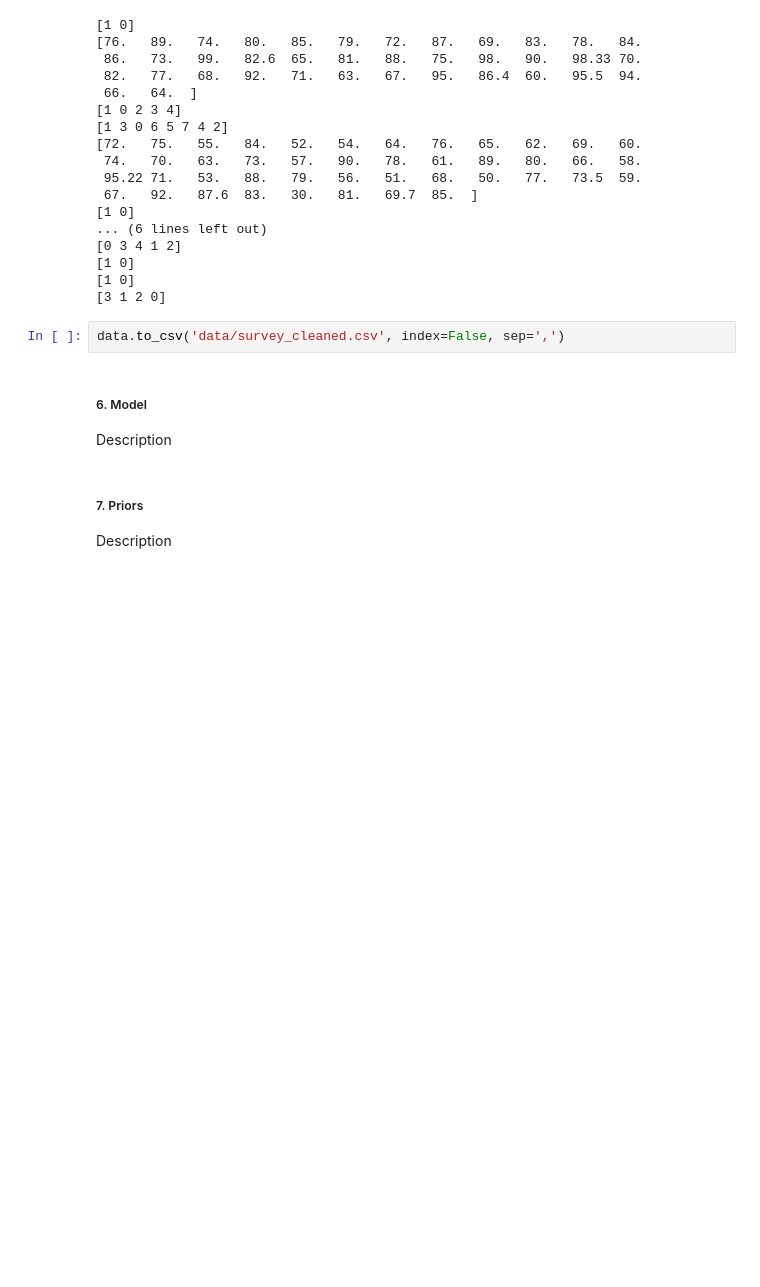
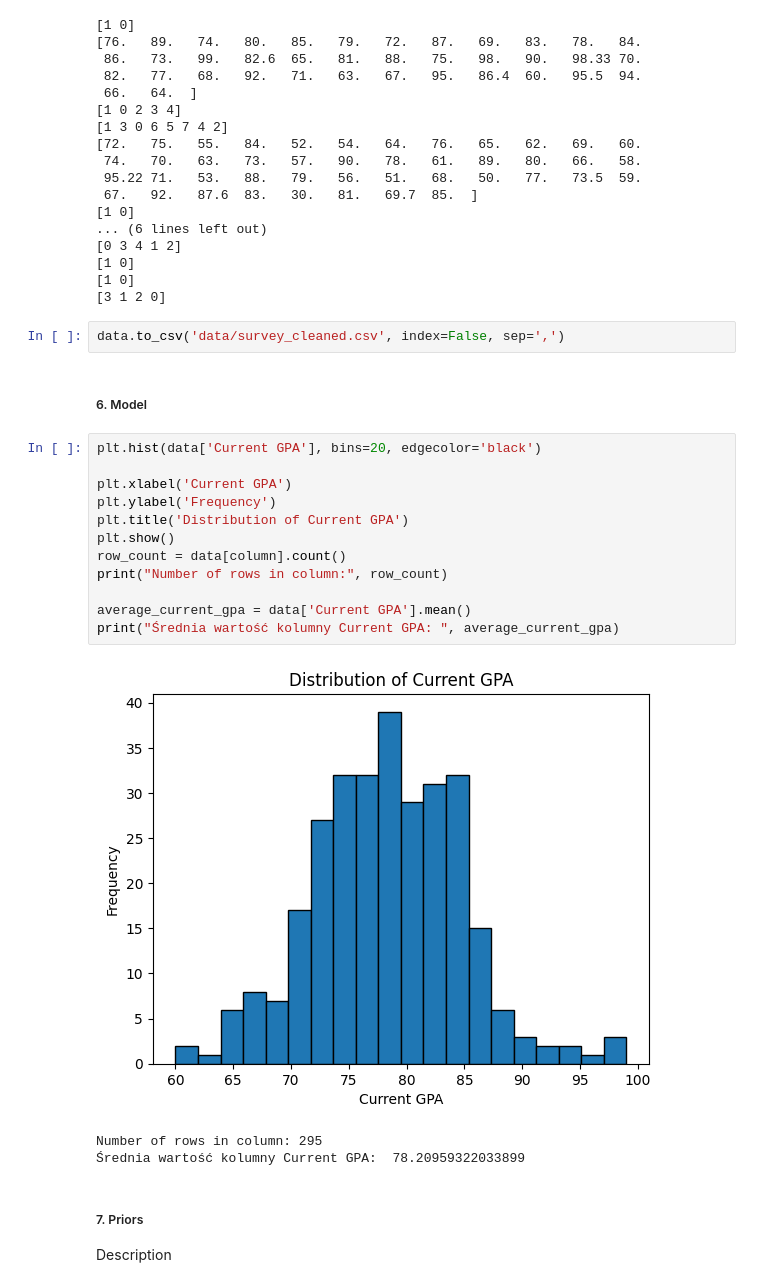
Before and after one commit to DanielJurkowski/DataAnalyticsProject, a Jupyter notebook: notebook.ipynb, the cells around one changed output. Cells and saved outputs as stored; diff of their text form; blank space fills up the shorter version.

```diff
--- a/notebook.ipynb
+++ b/notebook.ipynb
@@ -392,7 +393,22 @@ for column in data:
 data.to_csv('data/survey_cleaned.csv', index=False, sep=',')
 # %% [markdown]
 ##### 6. Model
-Description
+# %%
+plt.hist(data['Current GPA'], bins=20, edgecolor='black')
+
+plt.xlabel('Current GPA')
+plt.ylabel('Frequency')
+plt.title('Distribution of Current GPA')
+plt.show()
+row_count = data[column].count()
+print("Number of rows in column:", row_count)
+
+average_current_gpa = data['Current GPA'].mean()
+print("Średnia wartość kolumny Current GPA: ", average_current_gpa)
+# %% [output]
+[figure, added]
+Number of rows in column: 295
+Średnia wartość kolumny Current GPA:  78.20959322033899
 # %% [markdown]
 ##### 7. Priors
 Description
```
Also changed, not shown: parts of 6 cells of this notebook, 1 other file.
